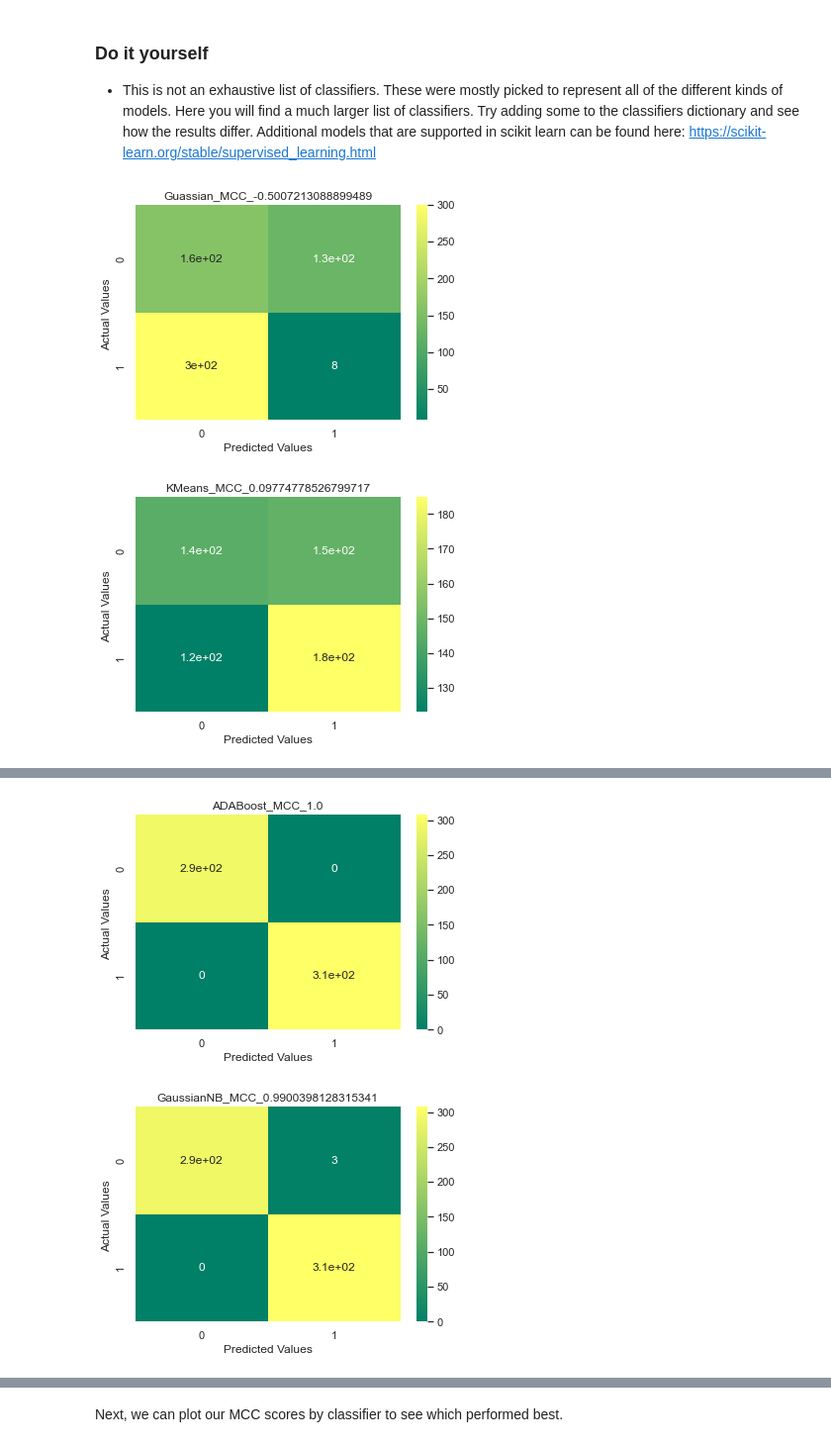
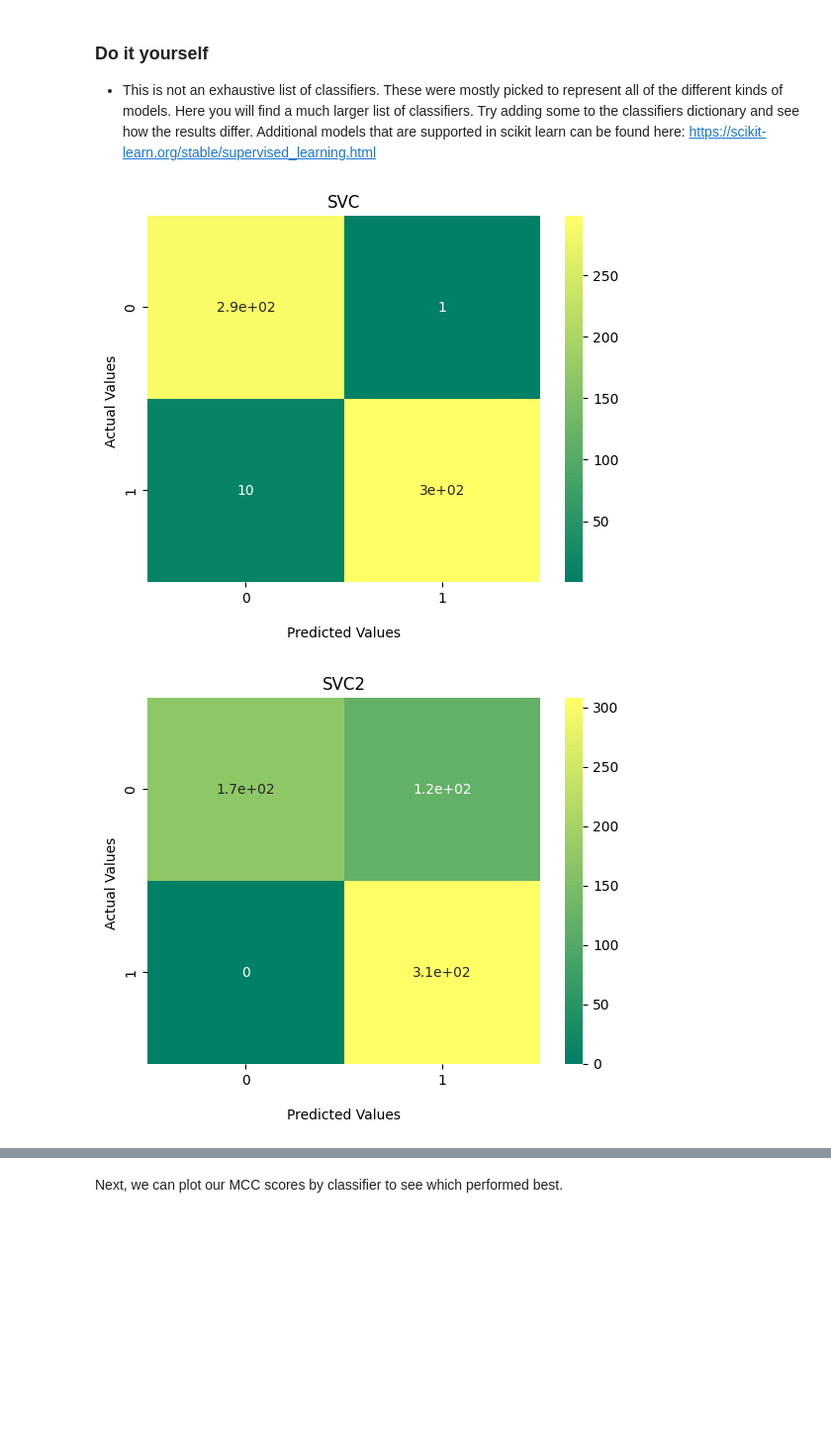
Before and after one commit to AdamTest24/Antibody_Materials, a Jupyter notebook: Mouse_0_Human_1_Clustering_Saba.ipynb, the cells around one changed output, grey strips where cells are left out. Shown at 99% size. Saved outputs shown, nothing was run; the diff lists cells and outputs as text; code cells hidden in the pictures; blank space fills up the shorter version.

```diff
--- a/Mouse_0_Human_1_Clustering_Saba.ipynb
+++ b/Mouse_0_Human_1_Clustering_Saba.ipynb
@@ -204,12 +206,16 @@ Here is our list of classifiers that we will loop through to see which is the be
 # %%
 n=2
 RANDOM_SEED=42
+
+
+
+#    'KNeighbours': KNeighborsClassifier(2),
+ #   'Guassian':GaussianMixture(n_components=n),
+ #   'KMeans': KMeans(n_clusters=n) ,
+
 classifiers = {
-    'Guassian':GaussianMixture(n_components=n),
-    'KMeans': KMeans(n_clusters=n) ,
-    'KNeighbours': KNeighborsClassifier(2),
     'SVC':SVC(kernel="linear", C=0.025),
-   'SVC2': SVC(gamma=2, C=1),
+    'SVC2': SVC(gamma=2, C=1),
     'DecisionTree': DecisionTreeClassifier(max_depth=5),
     'RFC': RandomForestClassifier(max_depth=5, n_estimators=10, max_features=1),
     'MLPC': MLPClassifier(alpha=1, max_iter=1000),
@@ -236,20 +242,20 @@ Additional models that are supported in scikit learn can be found here: https://
 # %%
 ##Loop through each classifier, fit training data and evaluate model. Plot results as confusion matrix##
 scores = []
 
 for i in classifiers:
     clf_1 = classifiers.get(i)
     clf_1.fit(X_train,y_train)
     y_predict1 = clf_1.predict(X_test)
     scoring = matthews_corrcoef(y_test, y_predict1)
     scores.append(scoring)
-    cf_matrix1 = confusion_matrix(y_test, y_predict1)
-    ax1 = sns.heatmap(cf_matrix1, annot=True, cmap='summer')
-    title = str(str(i) + "_MCC_"+str(scoring))
+    confusion_matrix = metrics.confusion_matrix(y_test, y_predict1)
+    ax1 = sns.heatmap(confusion_matrix, annot=True, cmap='summer')
+    title = str(i)
     ax1.set_title(title);
-    ax1.set_xlabel('Predicted Values')
+    ax1.set_xlabel('\nPredicted Values')
     ax1.set_ylabel('Actual Values ');
     plt.show()
 # %% [output]
-[figure, old version]
+[figure, new version]
-[figure, old version]
+[figure, new version]
@@ -262,2 +267,0 @@ for i in classifiers:
-[figure, removed]
-[figure, removed]
```
Also changed, not shown: parts of 18 cells of this notebook.
